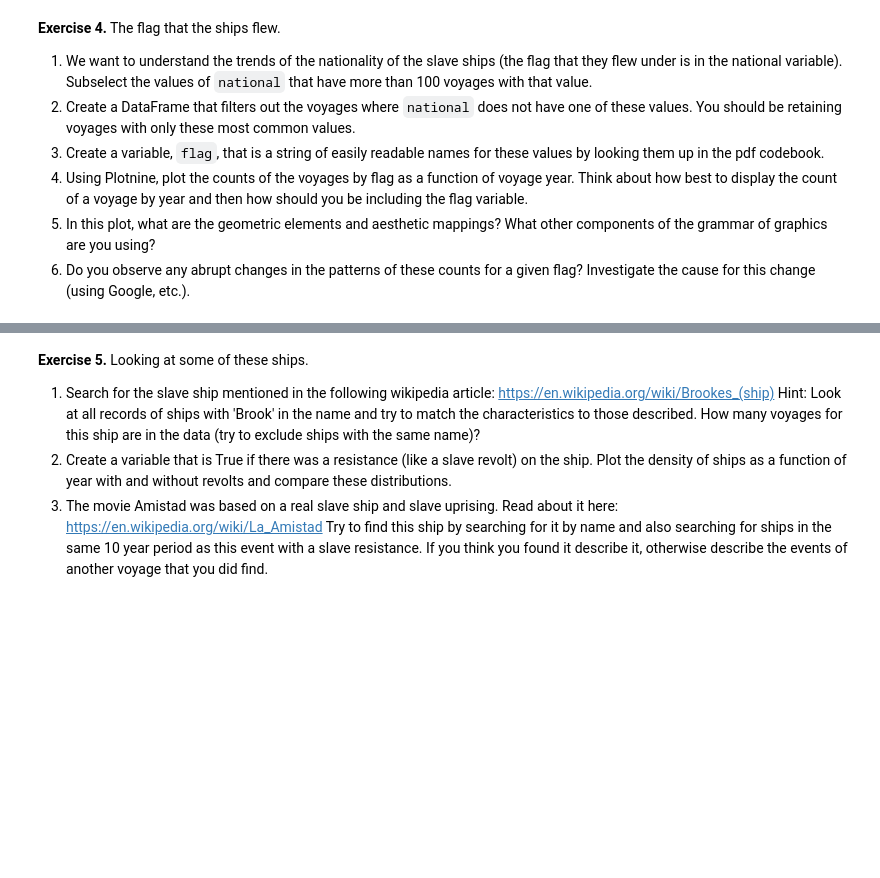
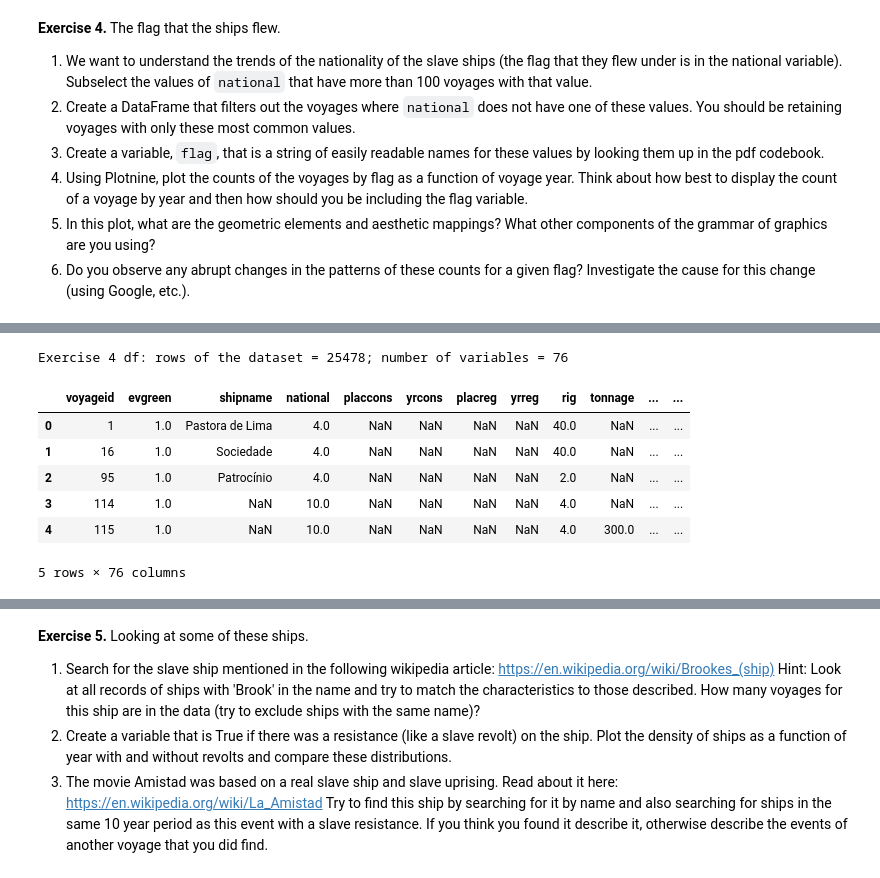
Before and after one commit to Chenghan-Sun/DS-Projects, a Jupyter notebook: 220_midterm/midterm.ipynb, the cells around one changed output, grey strips where cells are left out. Drawn from its saved outputs; the diff is of its cells as text; code cells hidden in the pictures; blank space fills up the shorter version.

```diff
--- a/220_midterm/midterm.ipynb
+++ b/220_midterm/midterm.ipynb
@@ -298,6 +303,7 @@ def hot_deck_stat(df):
 5. In this plot, what are the geometric elements and aesthetic mappings?  What other components of the grammar of graphics are you using?
 6. Do you observe any abrupt changes in the patterns of these counts for a given flag?  Investigate the cause for this change (using Google, etc.).
 # %%
-# 1
-national_count = df_tast['national'].value_counts()
-national_count[national_count > 100]
+# Part 1
+national_count = df_tast_noimp['national'].value_counts()
+national_select = national_count[national_count > 100] # subselect
+national_select
@@ -323,0 +320,16 @@ flag = ['Great Britain', 'Portugal', 'France', 'U.S.A', 'Spain', 'Netherlands',
+# %%
+# Part 2
+national_index = national_select.index.tolist()
+df_tast_4 = df_tast_noimp[df_tast_noimp['national'].isin(national_index)] # Create filtered DataFrame
+df_tast_4 = df_tast_4.reset_index(drop=True)
+print(f'Exercise 4 df: rows of the dataset = {df_tast_4.shape[0]}; number of variables = {df_tast_4.shape[1]}')
+df_tast_4.head()
+# %% [output]
+Exercise 4 df: rows of the dataset = 25478; number of variables = 76
+|  | voyageid | evgreen | shipname | national | placcons | yrcons | placreg | yrreg | rig | tonnage | ... | ... |
+| 0 | 1 | 1.0 | Pastora de Lima | 4.0 | NaN | NaN | NaN | NaN | 40.0 | NaN | ... | ... |
+| 1 | 16 | 1.0 | Sociedade | 4.0 | NaN | NaN | NaN | NaN | 40.0 | NaN | ... | ... |
+| 2 | 95 | 1.0 | Patrocínio | 4.0 | NaN | NaN | NaN | NaN | 2.0 | NaN | ... | ... |
+| 3 | 114 | 1.0 | NaN | 10.0 | NaN | NaN | NaN | NaN | 4.0 | NaN | ... | ... |
+| 4 | 115 | 1.0 | NaN | 10.0 | NaN | NaN | NaN | NaN | 4.0 | 300.0 | ... | ... |
+5 rows × 76 columns
```
Also changed, not shown: parts of 19 cells of this notebook.
